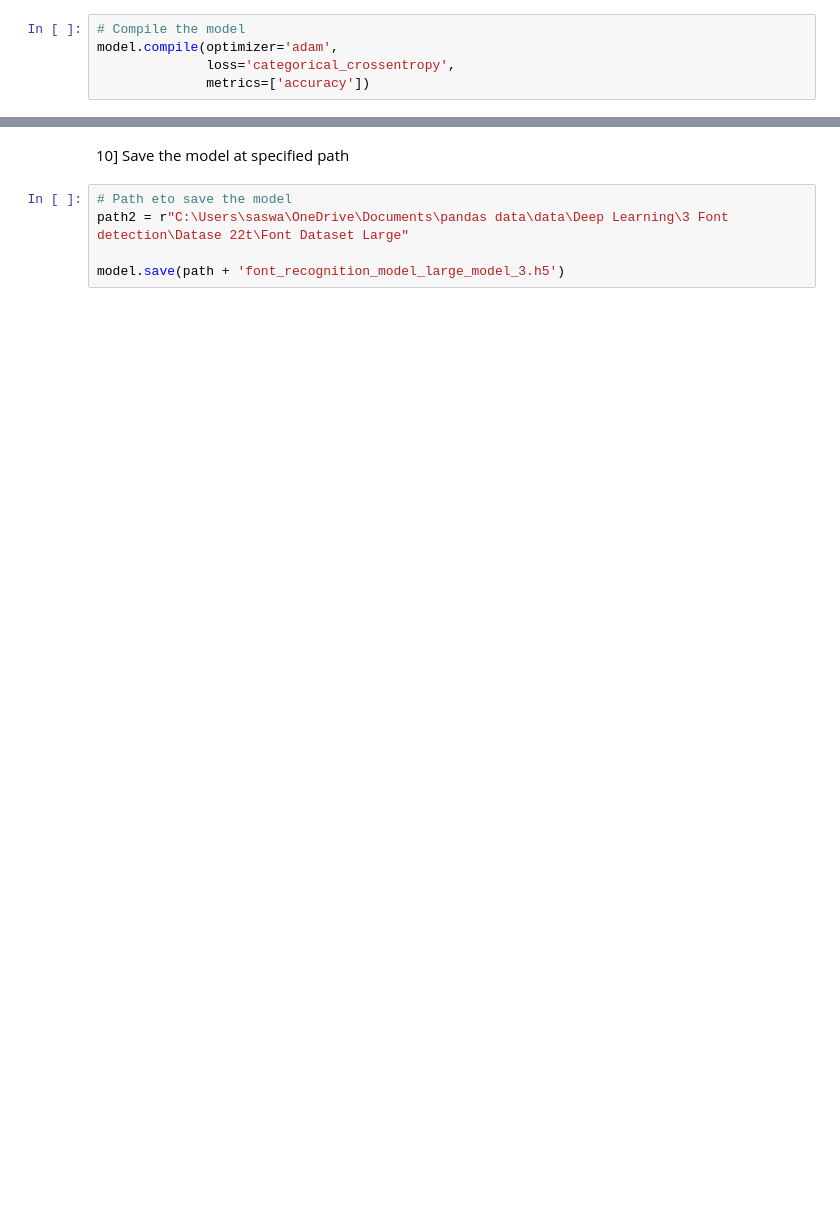
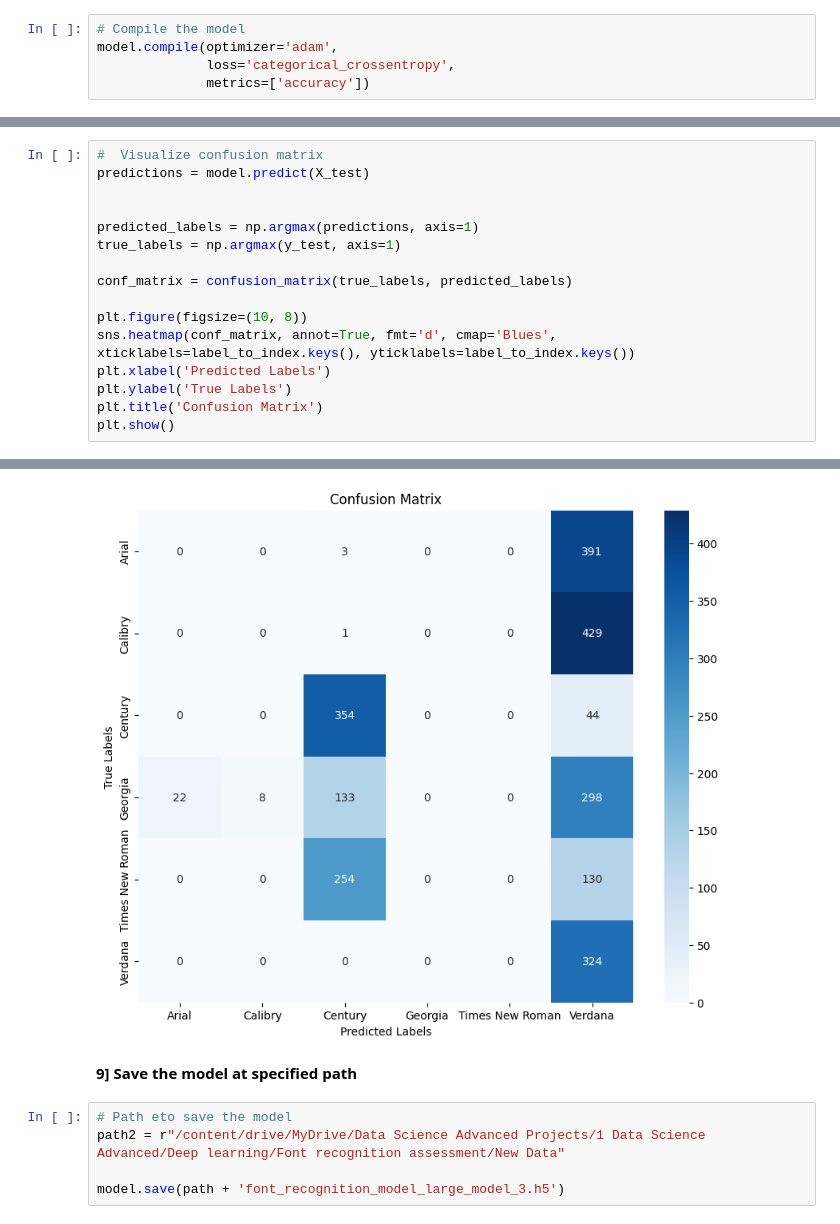
Before and after one commit to Rohit-Saswadkar/Font-Text-classification-project-using-CNN, a Jupyter notebook: 1]_Model_development.ipynb, the cells around one changed output, grey strips where cells are left out. Saved outputs shown, nothing was run; the diff lists cells and outputs as text; blank space fills up the shorter version.

```diff
--- a/1]_Model_development.ipynb
+++ b/1]_Model_development.ipynb
@@ -154,0 +343,17 @@ print("Test Accuracy:", test_accuracy)
+# %%
+#  Visualize confusion matrix
+predictions = model.predict(X_test)
+
+
+predicted_labels = np.argmax(predictions, axis=1)
+true_labels = np.argmax(y_test, axis=1)
+
+conf_matrix = confusion_matrix(true_labels, predicted_labels)
+
+plt.figure(figsize=(10, 8))
+sns.heatmap(conf_matrix, annot=True, fmt='d', cmap='Blues', xticklabels=label_to_index.keys(), yticklabels=label_to_index.keys())
+plt.xlabel('Predicted Labels')
+plt.ylabel('True Labels')
+plt.title('Confusion Matrix')
+plt.show()
+# %% [output]
@@ -155,7 +361,8 @@ print("Test Accuracy:", test_accuracy)
+[figure, added]
 # %% [markdown]
-10] Save the model at specified path
+**9] Save the model at specified path**
 # %%
 # Path eto save the model
-path2 = r"C:\Users\saswa\OneDrive\Documents\pandas data\data\Deep Learning\3 Font detection\Datase 22t\Font Dataset Large"
+path2 = r"/content/drive/MyDrive/Data Science Advanced Projects/1 Data Science Advanced/Deep learning/Font recognition assessment/New Data"
 
 model.save(path + 'font_recognition_model_large_model_3.h5')
```
Also changed, not shown: parts of 42 cells of this notebook.
